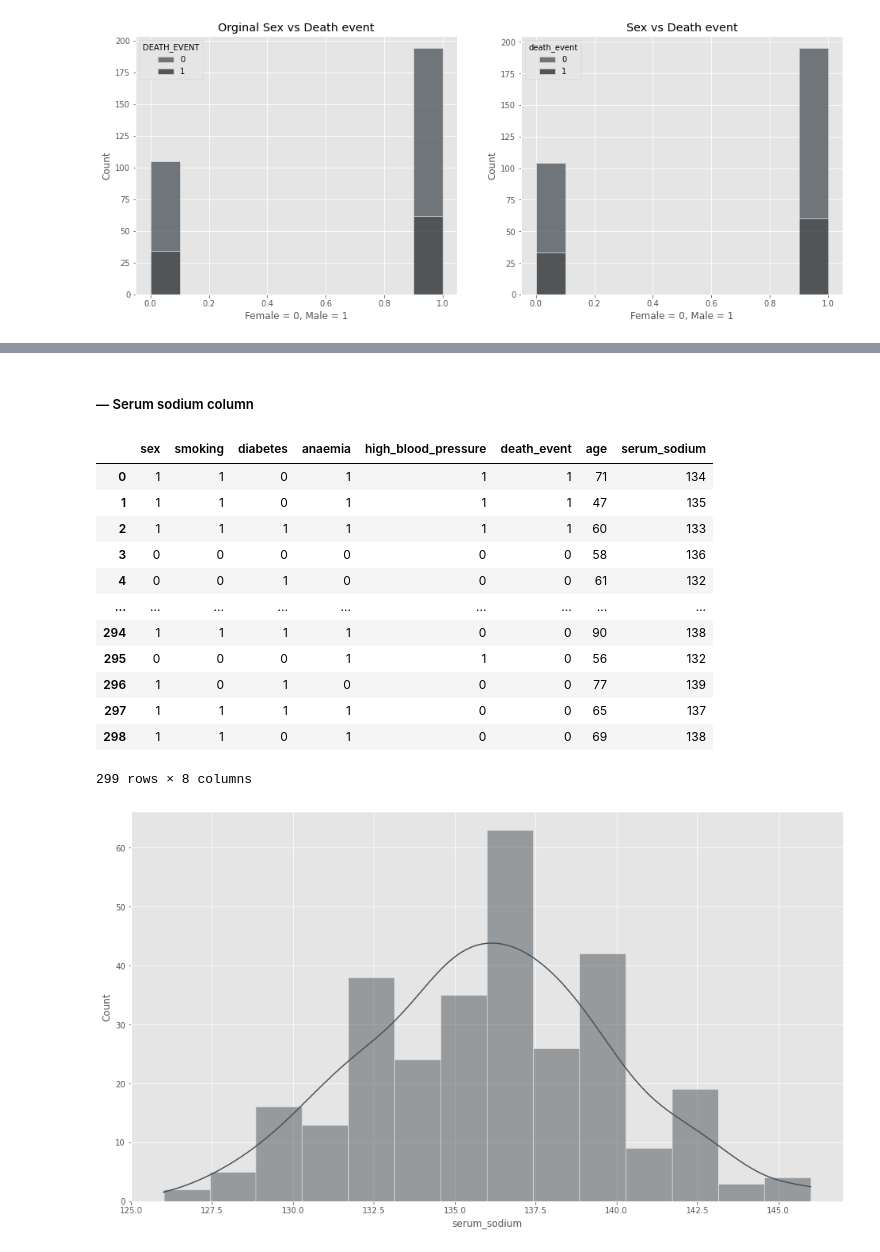
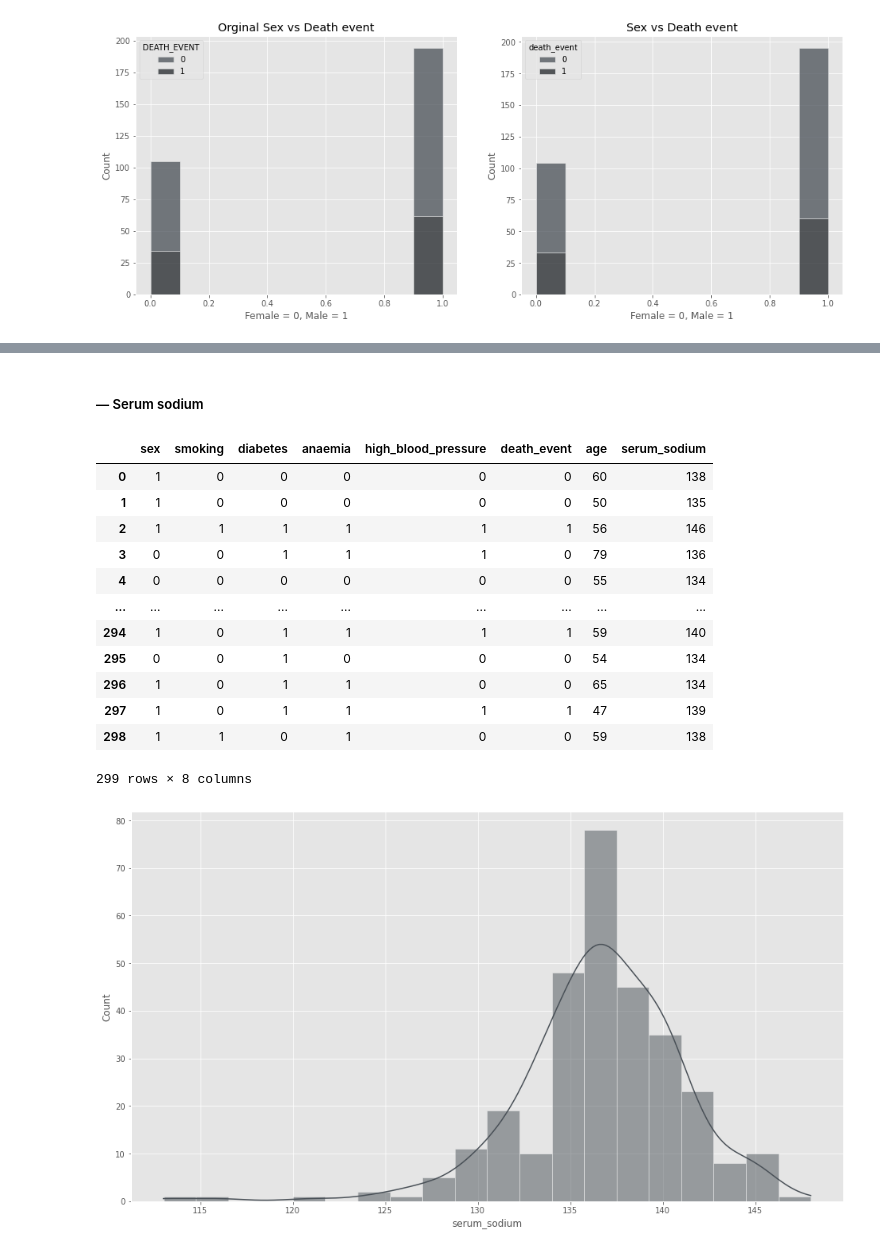
Before and after one commit to mizydorek/Programming-for-Data-Analysis-Project, a Jupyter notebook: project.ipynb, the cells around one changed output, grey strips where cells are left out. Drawn from its saved outputs; the diff is of its cells as text; code cells hidden in the pictures.

Commit message:
added some comparison between original vs simulated data and updated readme file

```diff
--- a/project.ipynb
+++ b/project.ipynb
@@ -802,26 +854,26 @@ sns.histplot(df_sample['age'], kde=True);
 # %% [markdown]
-##### — Serum sodium column
+##### — Serum sodium
 # %%
-# parameters for serum sodium.
+# Serum sodium feature parameters.
 loc, scale = 136.86310536582977, 2.2537431759755
 
-df_sample['serum_sodium'] = pd.DataFrame(bounds('logistic',loc, scale, lb=125,rb=148))
+df_sample['serum_sodium'] = pd.DataFrame(bounds('logistic',loc, scale, lb=125,rb=148, t=int))
 df_sample
 # %% [output]
 |  | sex | smoking | diabetes | anaemia | high_blood_pressure | death_event | age | serum_sodium |
-| 0 | 1 | 1 | 0 | 1 | 1 | 1 | 71 | 134 |
-| 1 | 1 | 1 | 0 | 1 | 1 | 1 | 47 | 135 |
-| 2 | 1 | 1 | 1 | 1 | 1 | 1 | 60 | 133 |
-| 3 | 0 | 0 | 0 | 0 | 0 | 0 | 58 | 136 |
-| 4 | 0 | 0 | 1 | 0 | 0 | 0 | 61 | 132 |
+| 0 | 1 | 0 | 0 | 0 | 0 | 0 | 60 | 138 |
+| 1 | 1 | 0 | 0 | 0 | 0 | 0 | 50 | 135 |
+| 2 | 1 | 1 | 1 | 1 | 1 | 1 | 56 | 146 |
+| 3 | 0 | 0 | 1 | 1 | 1 | 0 | 79 | 136 |
+| 4 | 0 | 0 | 0 | 0 | 0 | 0 | 55 | 134 |
 | ... | ... | ... | ... | ... | ... | ... | ... | ... |
-| 294 | 1 | 1 | 1 | 1 | 0 | 0 | 90 | 138 |
-| 295 | 0 | 0 | 0 | 1 | 1 | 0 | 56 | 132 |
-| 296 | 1 | 0 | 1 | 0 | 0 | 0 | 77 | 139 |
-| 297 | 1 | 1 | 1 | 1 | 0 | 0 | 65 | 137 |
-| 298 | 1 | 1 | 0 | 1 | 0 | 0 | 69 | 138 |
+| 294 | 1 | 0 | 1 | 1 | 1 | 1 | 59 | 140 |
+| 295 | 0 | 0 | 1 | 0 | 0 | 0 | 54 | 134 |
+| 296 | 1 | 0 | 1 | 1 | 0 | 0 | 65 | 134 |
+| 297 | 1 | 0 | 1 | 1 | 1 | 1 | 47 | 139 |
+| 298 | 1 | 1 | 0 | 1 | 0 | 0 | 59 | 138 |
 299 rows × 8 columns
 # %%
-sns.histplot(df_sample['serum_sodium'], kde=True);
+sns.histplot(df['serum_sodium'], kde=True);
 # %% [output]
-[figure, old version]
+[figure, new version]
```
Also changed, not shown: parts of 49 cells of this notebook, 3 other files.
